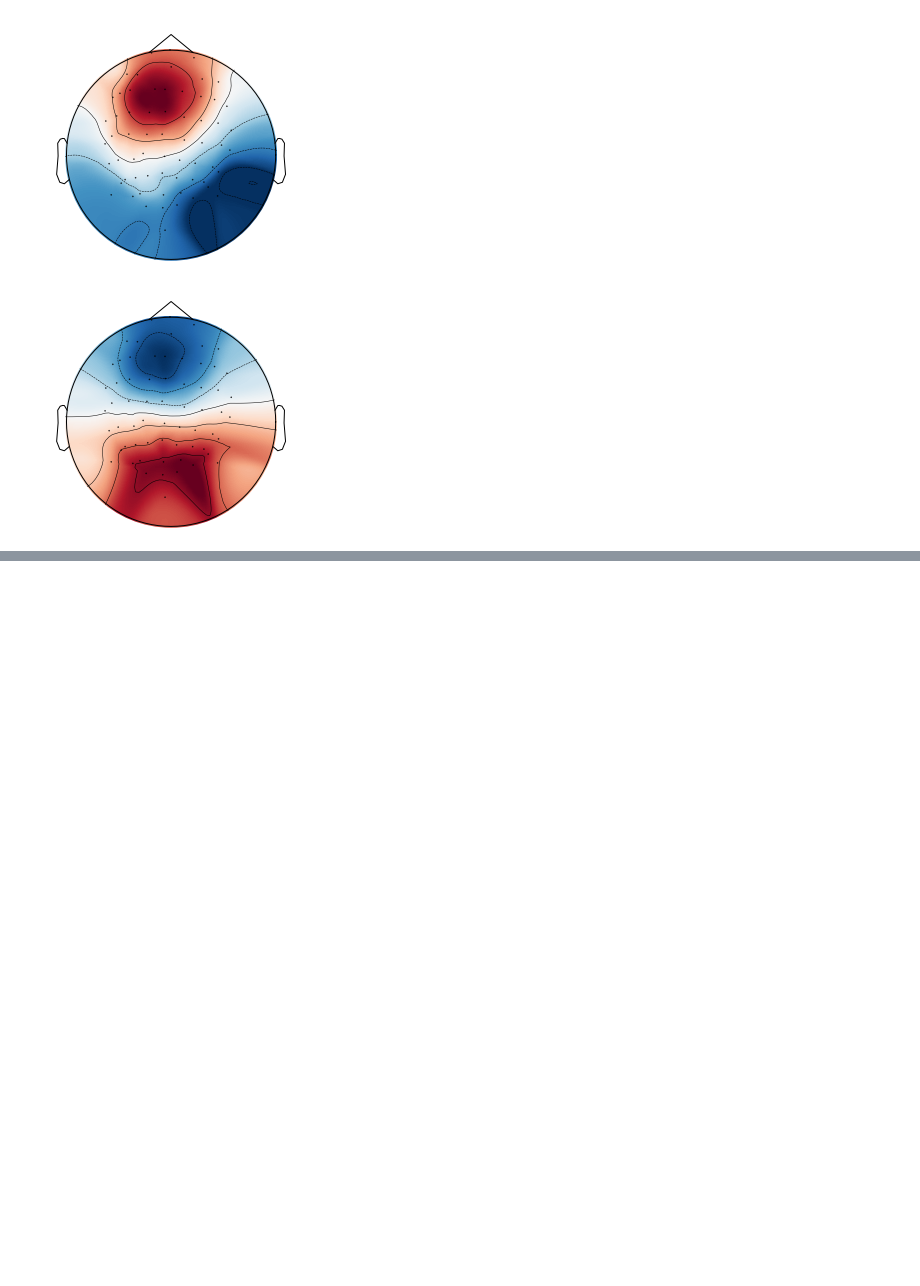
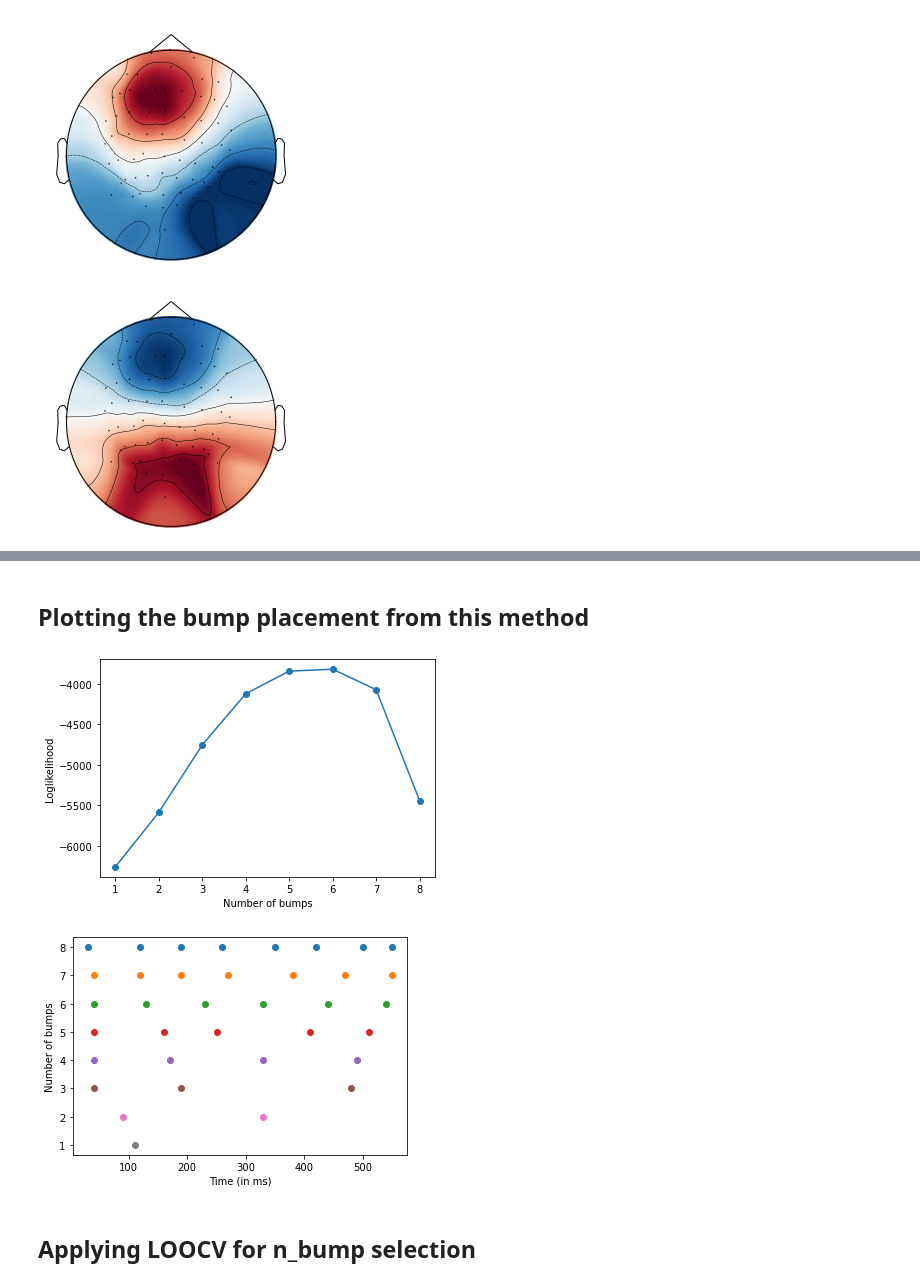
Before and after one commit to GWeindel/hmp, a Jupyter notebook: example_pipeline.ipynb, the cells around one changed output, grey strips where cells are left out. Drawn from its saved outputs; the diff is of its cells as text; code cells hidden in the pictures; blank space fills up the shorter version.

Commit message:
added the back-roll estimation + LOOCV to the example pipeline

```diff
--- a/example_pipeline.ipynb
+++ b/example_pipeline.ipynb
@@ -14,9 +14,13 @@ import pandas as pd
 import numpy as np
 import xarray as xr
 import matplotlib.pyplot as plt
+import itertools
+import multiprocessing
 import os
 from mne.decoding import UnsupervisedSpatialFilter
 from sklearn.decomposition import PCA
+
+cpus = multiprocessing.cpu_count()
 # %% [markdown]
 The following cells allow you to restrict the analysis to a subset of the participants. THis will ease the computational load on your machine but will be removed for the final analysis
 # %%
@@ -271,0 +281,2 @@ for bump in bump3_estimates.magnitudes.dropna(dim='bump').T:
+# %%
+max_estimates = init.fit_single(init.max_bumps())
@@ -271,0 +289,25 @@ for bump in bump3_estimates.magnitudes.dropna(dim='bump').T:
+# %%
+bump_loo_results = [max_estimates]
+
+i = 1
+for n_bumps in np.arange(init.max_bumps()-1,0,-1):
+    temp_best = bump_loo_results[-i]
+    n_bumps_list = np.arange(n_bumps+1)
+    possible_bumps = list(itertools.combinations(n_bumps_list, n_bumps))
+    possible_flats = list(itertools.combinations(n_bumps_list+1, n_bumps))
+    possible_flats = [np.insert(x,0,0) for x in possible_flats]
+    with multiprocessing.Pool(processes=cpus) as pool:
+        bump_loo_likelihood_temp = pool.starmap(init.fit_single,
+            zip(itertools.repeat(n_bumps),temp_best.magnitudes.values.T[possible_bumps,:],
+                temp_best.parameters.values[possible_flats,:],
+                itertools.repeat(1),itertools.repeat(True)))
+                #repeat(np.tile([1,50], (n_bumps,1))),
+                #repeat(np.tile([2,12], (n_bumps,1)))))
+    models = xr.concat(bump_loo_likelihood_temp, dim="iteration")
+    bump_loo_results.append(models.sel(iteration=[np.where(models.likelihoods ==models.likelihoods.max())[0][0]]))
+    i+=1
+bests = xr.concat(bump_loo_results, dim="n_bumps")
+bests = bests.assign_coords({"n_bumps": np.arange(init.max_bumps(),0,-1)})
+bests = bests.squeeze('iteration')
+bests.to_netcdf('bests.nc')
+bests
@@ -271,0 +343,18 @@ for bump in bump3_estimates.magnitudes.dropna(dim='bump').T:
+# %% [markdown]
+## Plotting the bump placement from this method
+# %%
+plt.plot(np.arange(init.max_bumps())+1, bests.likelihoods[::-1],'o-')
+plt.ylabel('Loglikelihood')
+plt.xlabel('Number of bumps')
+plt.show()
+for nbump in np.arange(init.max_bumps(),0,-1):
+    times = init.mean_bump_times(bests.sel(n_bumps=nbump))
+    plt.plot(times, np.repeat(nbump, len(times)),'o')
+plt.xlabel('Time (in ms)')
+plt.yticks(np.arange(init.max_bumps())+1)
+plt.ylabel('Number of bumps');
+# %% [output]
+[figure, added]
+[figure, added]
+# %% [markdown]
+## Applying LOOCV for n_bump selection
```
Also changed, not shown: parts of 10 cells of this notebook.
